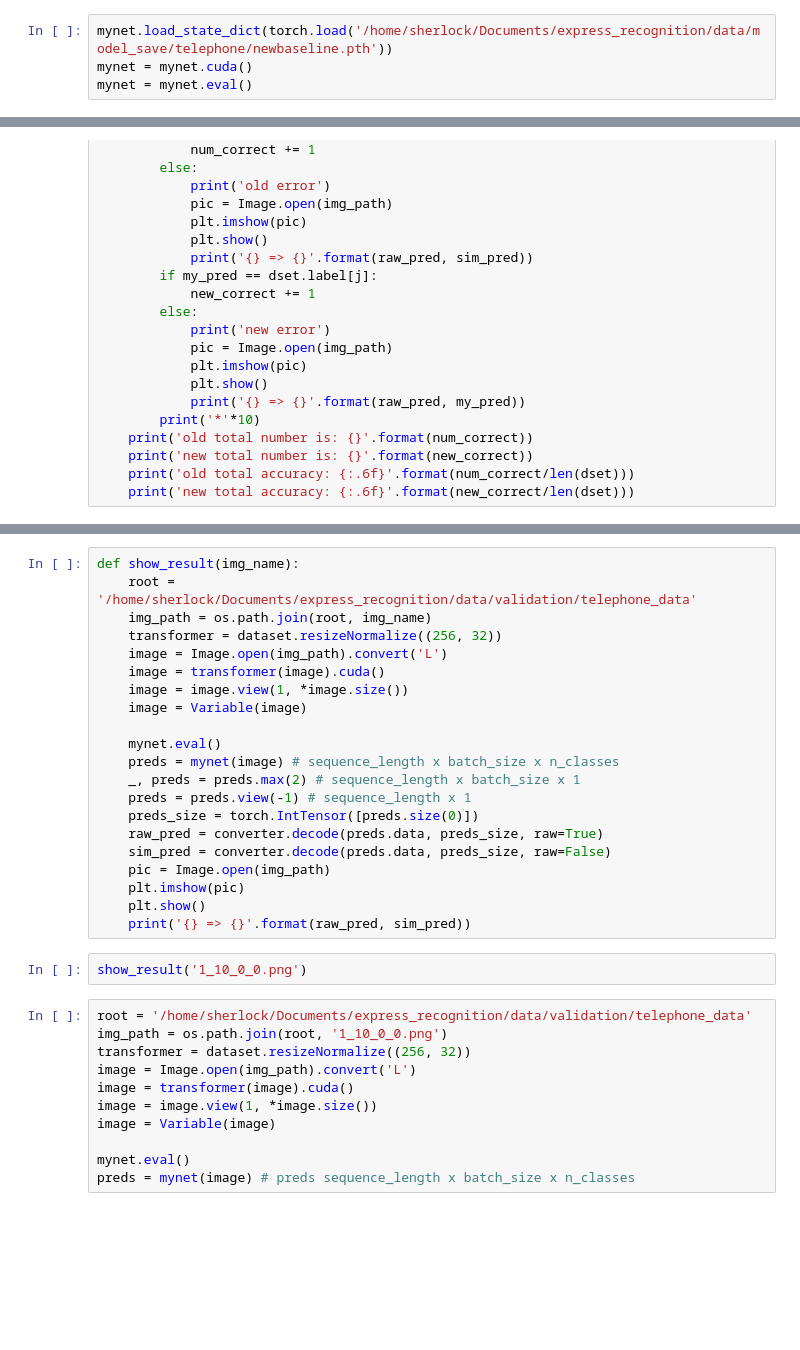
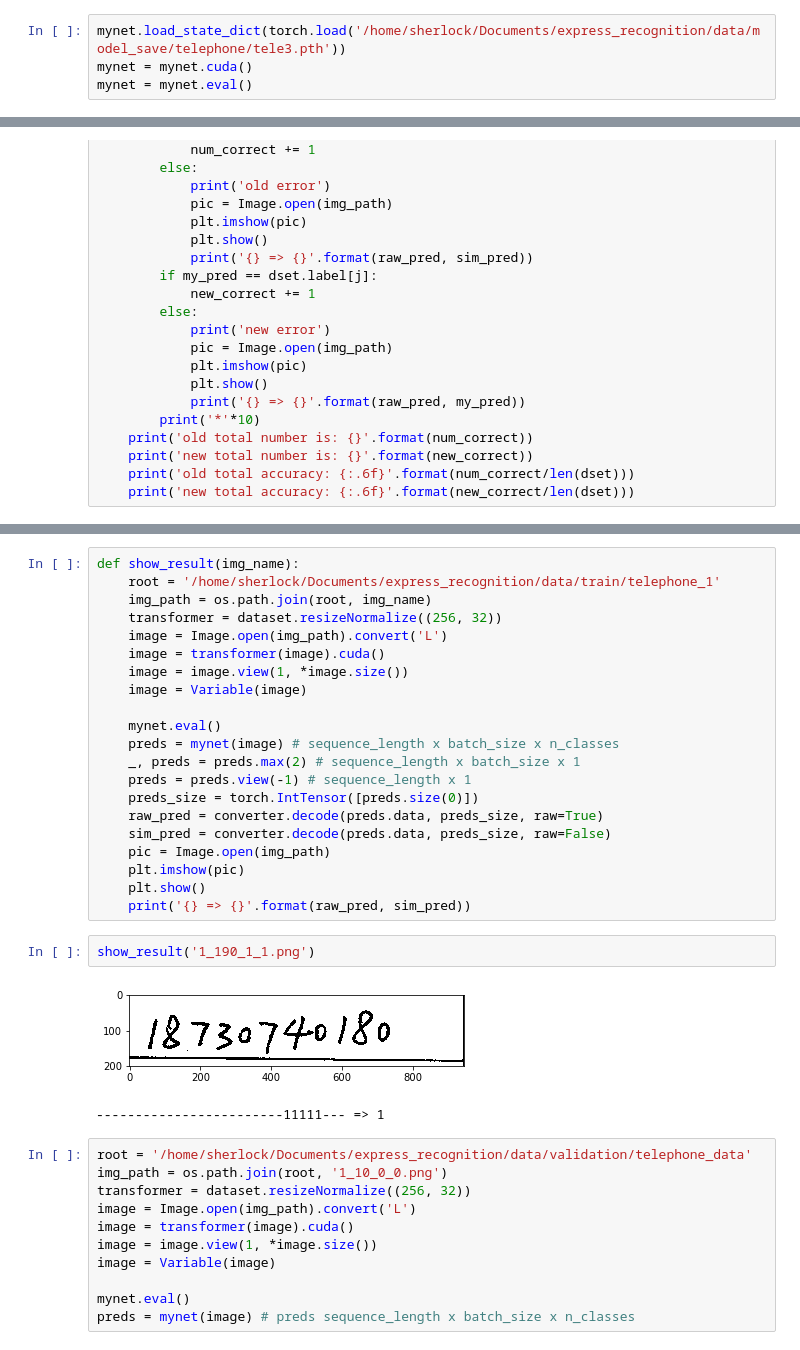
Before and after one commit to leezqcst/express_recognition, a Jupyter notebook: model/crnn/visiualize.ipynb, the cells around one changed output, grey strips where cells are left out. Cells and saved outputs as stored; diff of their text form; blank space fills up the shorter version.

```diff
--- a/model/crnn/visiualize.ipynb
+++ b/model/crnn/visiualize.ipynb
@@ -19,7 +19,7 @@ mynet = CRNN(32, nc, nclass, nh)
 # %%
 converter = utils.strLabelConverter(alphabet)
 # %%
-mynet.load_state_dict(torch.load('/home/sherlock/Documents/express_recognition/data/model_save/telephone/newbaseline.pth'))
+mynet.load_state_dict(torch.load('/home/sherlock/Documents/express_recognition/data/model_save/telephone/tele3.pth'))
 mynet = mynet.cuda()
 mynet = mynet.eval()
 # %%
@@ -118,6 +141,6 @@ get_acc_new()
 # %%
 def show_result(img_name):
-    root = '/home/sherlock/Documents/express_recognition/data/validation/telephone_data'
+    root = '/home/sherlock/Documents/express_recognition/data/train/telephone_1'
     img_path = os.path.join(root, img_name)
     transformer = dataset.resizeNormalize((256, 32))
     image = Image.open(img_path).convert('L')
@@ -137,7 +160,10 @@ def show_result(img_name):
     plt.show()
     print('{} => {}'.format(raw_pred, sim_pred))
 # %%
-show_result('1_10_0_0.png')
+show_result('1_190_1_1.png')
+# %% [output]
+[figure, added]
+------------------------11111--- => 1
 # %%
 root = '/home/sherlock/Documents/express_recognition/data/validation/telephone_data'
 img_path = os.path.join(root, '1_10_0_0.png')
```
Also changed, not shown: parts of 3 cells of this notebook.
